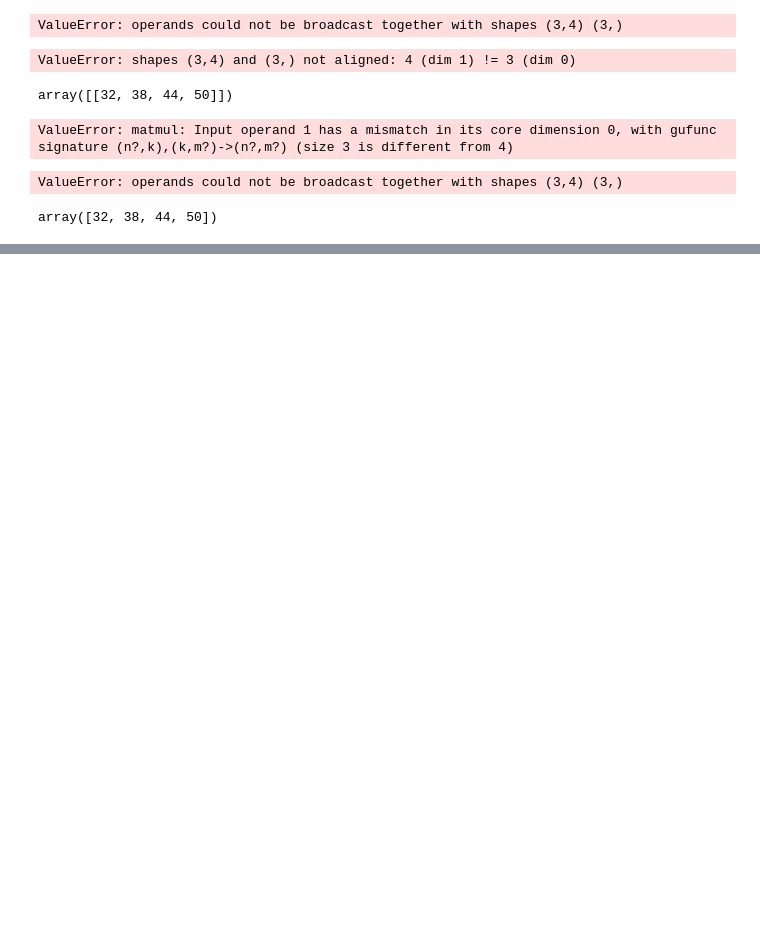
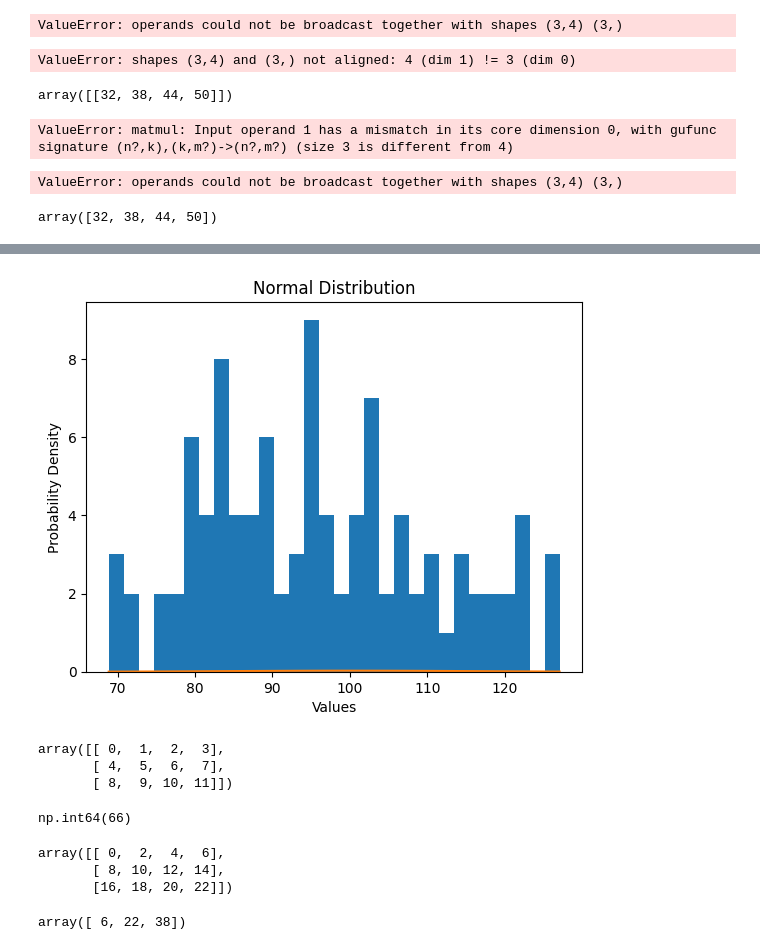
Before and after one commit to vinodlearning/PythonDSA, a Jupyter notebook: Numpy.ipynb, the cells around one changed output, grey strips where cells are left out. Cells and saved outputs as stored; diff of their text form; code cells hidden in the pictures; blank space fills up the shorter version.

```diff
--- a/Numpy.ipynb
+++ b/Numpy.ipynb
@@ -296,0 +408,39 @@ array([32, 38, 44, 50])
+# %%
+import matplotlib.pyplot as plt
+mu=100
+sigma=15
+
+s=np.random.normal(mu,sigma,100) #
+
+counts,bins,_=plt.hist(s,30)
+# plt.plot(bins,1/(sigma*np.sqrt(2* np.pi)))* np.exp(-(bins-mu)**2/)
+plt.plot(bins, 1/(sigma * np.sqrt(2 * np.pi)) * np.exp(-(bins - mu)**2 / (2 * sigma**2)))
+# Add labels and title
+plt.xlabel('Values')
+plt.ylabel('Probability Density')
+plt.title('Normal Distribution')
+plt.show()
+# %% [output]
+[figure, added]
+# %%
+a=np.arange(12).reshape(3,4)
+a
+# %% [output]
+array([[ 0,  1,  2,  3],
+       [ 4,  5,  6,  7],
+       [ 8,  9, 10, 11]])
+# %%
+np.sum(a)
+# %% [output]
+np.int64(66)
+# %%
+np.multiply(a,2)
+# %% [output]
+array([[ 0,  2,  4,  6],
+       [ 8, 10, 12, 14],
+       [16, 18, 20, 22]])
+# %%
+np.sum(a,axis=1)# row sum
+np.sum(a,axis=0) # column
+# %% [output]
+array([ 6, 22, 38])
```
Also changed, not shown: parts of 18 cells of this notebook.
